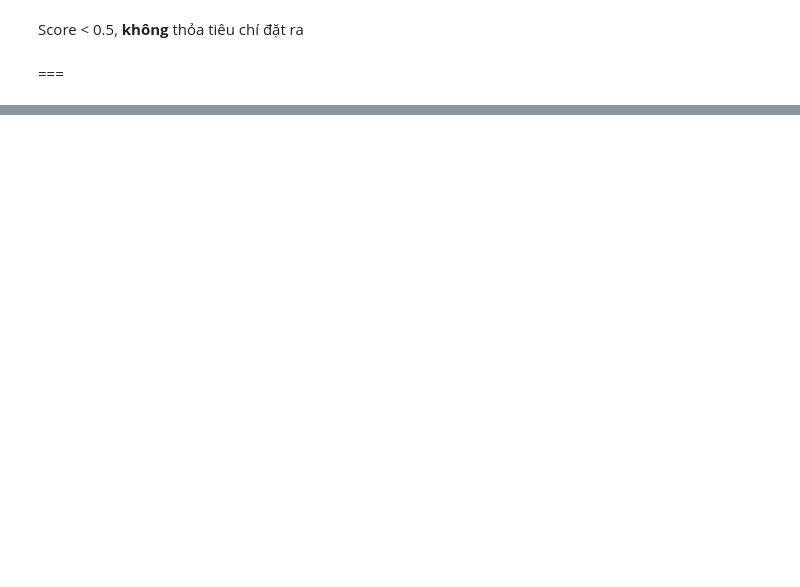
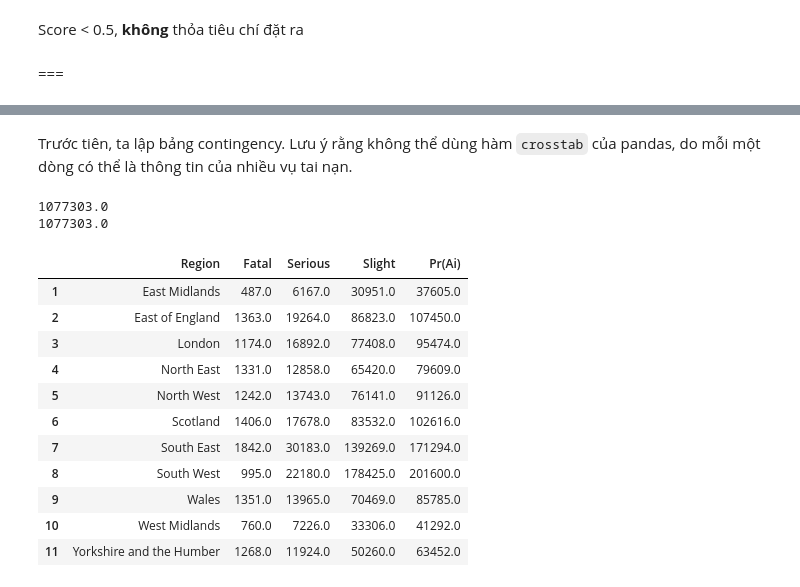
Before and after one commit to nguyenkhangme/Road-Traffic-Statistics-UK-Data-Analytics-Project, a Jupyter notebook: Main.ipynb, the cells around one changed output, grey strips where cells are left out. Drawn from its saved outputs; the diff is of its cells as text; code cells hidden in the pictures; blank space fills up the shorter version.

```diff
--- a/Main.ipynb
+++ b/Main.ipynb
@@ -552,0 +838,44 @@ items_df_preprocessed
+# %% [markdown]
+
+</br>
+
+Trước tiên, ta lập bảng contingency. Lưu ý rằng không thể dùng hàm `crosstab` của pandas, do mỗi một dòng có thể là thông tin của nhiều vụ tai nạn.
+
+</br>
+# %%
+Region_Severity_df = pd.DataFrame({'Region' : [np.nan],'Fatal' : [np.nan],'Serious' : [np.nan],'Slight' : [np.nan], 'Pr(Ai)': [np.nan]})
+
+for region in items_df_preprocessed['Region'].unique():
+  x = items_df_preprocessed[items_df_preprocessed['Region'] == f'{region}'].groupby('Accident severity')['Accidents'].agg(sum).reset_index(name='Value count')
+  y = np.array(x['Value count'])
+  # y = np.insert(y, 0, 3, axis=0)
+  # source: https://stackoverflow.com/a/58293212
+  data_to_append = {}
+  for i in range(len(Region_Severity_df.columns)):
+    if(i>=1 and i !=4):
+      data_to_append[Region_Severity_df.columns[i]] = y[i-1]
+    elif (i == 4):
+      data_to_append[Region_Severity_df.columns[i]] = sum(y)
+  Region_Severity_df = Region_Severity_df.append(data_to_append, ignore_index = True)
+
+Region_Severity_df = Region_Severity_df.drop(0,0)
+Region_Severity_df['Region'] = RTAs_region_year_df['Region'].unique()
+print(sum(Region_Severity_df['Pr(Ai)']))
+print(sum(items_df_preprocessed['Accidents']))
+sum_accidents = sum(Region_Severity_df['Pr(Ai)'])
+Region_Severity_df
+# %% [output]
+1077303.0
+1077303.0
+|  | Region | Fatal | Serious | Slight | Pr(Ai) |
+| 1 | East Midlands | 487.0 | 6167.0 | 30951.0 | 37605.0 |
+| 2 | East of England | 1363.0 | 19264.0 | 86823.0 | 107450.0 |
+| 3 | London | 1174.0 | 16892.0 | 77408.0 | 95474.0 |
+| 4 | North East | 1331.0 | 12858.0 | 65420.0 | 79609.0 |
+| 5 | North West | 1242.0 | 13743.0 | 76141.0 | 91126.0 |
+| 6 | Scotland | 1406.0 | 17678.0 | 83532.0 | 102616.0 |
+| 7 | South East | 1842.0 | 30183.0 | 139269.0 | 171294.0 |
+| 8 | South West | 995.0 | 22180.0 | 178425.0 | 201600.0 |
+| 9 | Wales | 1351.0 | 13965.0 | 70469.0 | 85785.0 |
+| 10 | West Midlands | 760.0 | 7226.0 | 33306.0 | 41292.0 |
+| 11 | Yorkshire and the Humber | 1268.0 | 11924.0 | 50260.0 | 63452.0 |
```
Also changed, not shown: parts of 81 cells of this notebook.
